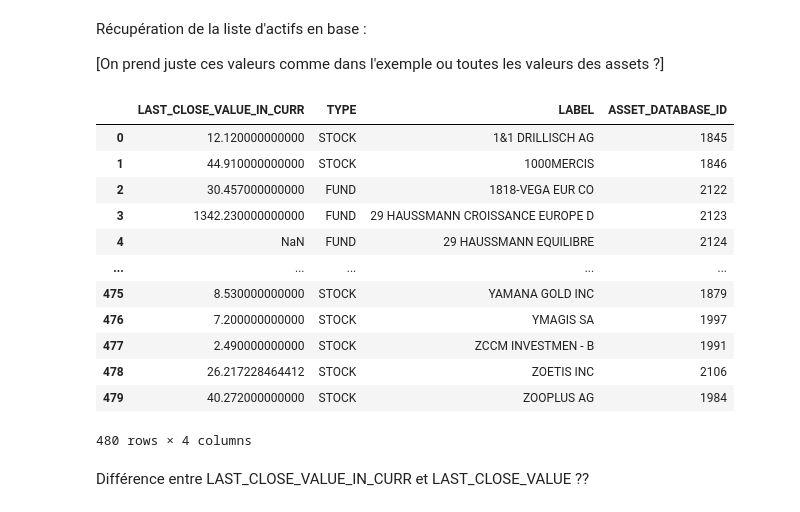
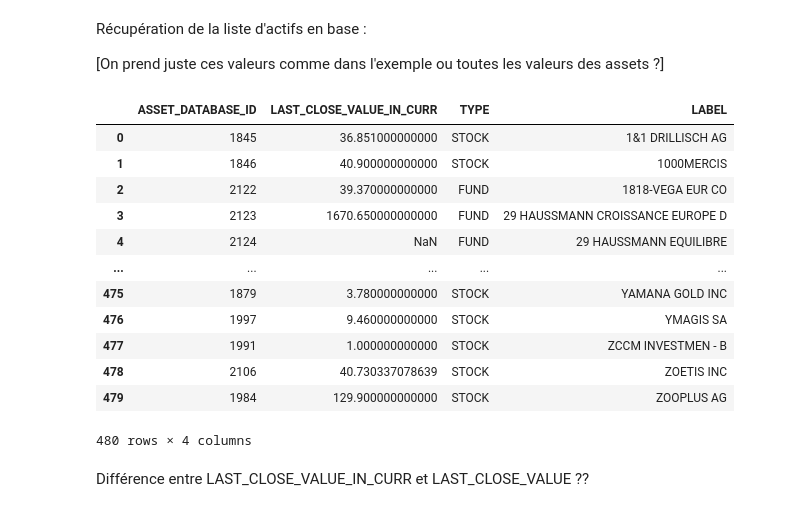
Before and after one commit to ArthurBiragnet/Dolphin, a Jupyter notebook: getAccessAPI.ipynb, the cells around one changed output. Cells and saved outputs as stored; diff of their text form; code cells hidden in the pictures.

Commit message:
[API] keep only suitable asset

```diff
--- a/getAccessAPI.ipynb
+++ b/getAccessAPI.ipynb
@@ -64,7 +64,6 @@ def df_convert_type(df, df_currency_rate):
 
                 elt_type = elt['type']
                 elt_value = elt['value']
-
                 if elt_type == 'currency_value':
                     elt_value = convert_currency(elt_value, df_currency_rate)
                 elif elt_type == 'date':
@@ -72,7 +71,7 @@ def df_convert_type(df, df_currency_rate):
                 elif elt_type in ['double', 'percent']:
                     elt_value = convert_float(elt_value)
                 elif elt_type in ['asset', 'int32']:
-                    elt_value == convert_int(elt_value)
+                    elt_value = convert_int(elt_value)
                 elif elt_type == 'boolean':
                     elt_value = convert_boolean(elt_value)
                 elif elt_type not in ['asset_type', 'string', 'asset_currency', 'date-time',
@@ -152,27 +151,27 @@ Récupération de la liste d'actifs en base :
 # %%
 def get_df_asset(asset_date, df_currency_rate, asset_id='ASSET_DATABASE_ID', asset_label='LABEL',
                  asset_type='TYPE', asset_last_close_value='LAST_CLOSE_VALUE_IN_CURR'):
     data = get_data('asset?columns={}&columns={}&columns={}&columns={}&date={}'
                    .format(asset_id, asset_label, asset_type, asset_last_close_value, asset_date))
     df_asset = pd.read_json(data)
     df_asset = df_convert_type(df_asset, df_currency_rate)
     return df_asset
 
-df_ETF = get_df_asset('2013-06-14', df_currency_rate)
+df_ETF = get_df_asset('2016-06-01', df_currency_rate)
 df_ETF
 # %% [output]
-|  | LAST_CLOSE_VALUE_IN_CURR | TYPE | LABEL | ASSET_DATABASE_ID |
-| 0 | 12.120000000000 | STOCK | 1&1 DRILLISCH AG | 1845 |
-| 1 | 44.910000000000 | STOCK | 1000MERCIS | 1846 |
-| 2 | 30.457000000000 | FUND | 1818-VEGA EUR CO | 2122 |
-| 3 | 1342.230000000000 | FUND | 29 HAUSSMANN CROISSANCE EUROPE D | 2123 |
-| 4 | NaN | FUND | 29 HAUSSMANN EQUILIBRE | 2124 |
+|  | ASSET_DATABASE_ID | LAST_CLOSE_VALUE_IN_CURR | TYPE | LABEL |
+| 0 | 1845 | 36.851000000000 | STOCK | 1&1 DRILLISCH AG |
+| 1 | 1846 | 40.900000000000 | STOCK | 1000MERCIS |
+| 2 | 2122 | 39.370000000000 | FUND | 1818-VEGA EUR CO |
+| 3 | 2123 | 1670.650000000000 | FUND | 29 HAUSSMANN CROISSANCE EUROPE D |
+| 4 | 2124 | NaN | FUND | 29 HAUSSMANN EQUILIBRE |
 | ... | ... | ... | ... | ... |
-| 475 | 8.530000000000 | STOCK | YAMANA GOLD INC | 1879 |
-| 476 | 7.200000000000 | STOCK | YMAGIS SA | 1997 |
-| 477 | 2.490000000000 | STOCK | ZCCM INVESTMEN - B | 1991 |
-| 478 | 26.217228464412 | STOCK | ZOETIS INC | 2106 |
-| 479 | 40.272000000000 | STOCK | ZOOPLUS AG | 1984 |
+| 475 | 1879 | 3.780000000000 | STOCK | YAMANA GOLD INC |
+| 476 | 1997 | 9.460000000000 | STOCK | YMAGIS SA |
+| 477 | 1991 | 1.000000000000 | STOCK | ZCCM INVESTMEN - B |
+| 478 | 2106 | 40.730337078639 | STOCK | ZOETIS INC |
+| 479 | 1984 | 129.900000000000 | STOCK | ZOOPLUS AG |
 480 rows × 4 columns
 # %% [markdown]
 Différence entre LAST_CLOSE_VALUE_IN_CURR et LAST_CLOSE_VALUE ??
```
Also changed, not shown: parts of 19 cells of this notebook.
